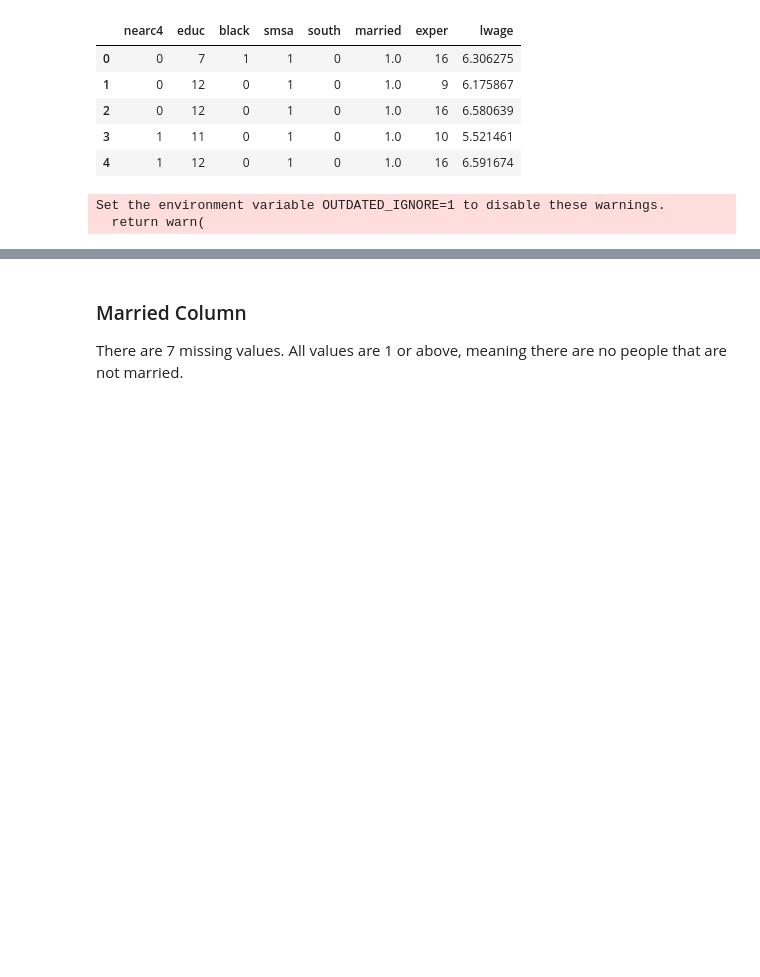
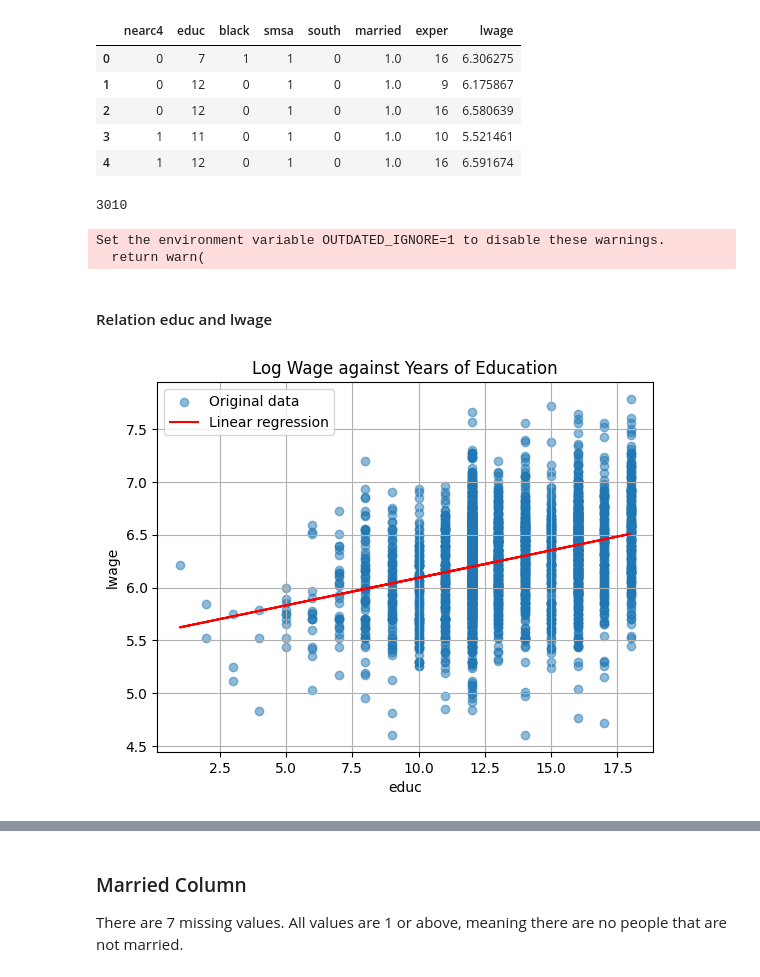
Before and after one commit to FemkeBakker/ProjectCausalDataScience, a Jupyter notebook: EDA.ipynb, the cells around one changed output, grey strips where cells are left out. Cells and saved outputs as stored; diff of their text form; code cells hidden in the pictures; blank space fills up the shorter version.

```diff
--- a/EDA.ipynb
+++ b/EDA.ipynb
@@ -2,6 +2,7 @@
 import pandas as pd
 df = pd.read_stata("data/close_college.dta")
 display(df.head())
+print(len(df))
 # %% [output]
 |  | nearc4 | educ | black | smsa | south | married | exper | lwage |
 | 0 | 0 | 7 | 1 | 1 | 0 | 1.0 | 16 | 6.306275 |
@@ -9,6 +10,7 @@ display(df.head())
 | 2 | 0 | 12 | 0 | 1 | 0 | 1.0 | 16 | 6.580639 |
 | 3 | 1 | 11 | 0 | 1 | 0 | 1.0 | 10 | 5.521461 |
 | 4 | 1 | 12 | 0 | 1 | 0 | 1.0 | 16 | 6.591674 |
+3010
 # %%
 # Import packages
 from itertools import permutations
@@ -27,3 +29,36 @@ np.random.seed(0)
 # %% [output]
 Set the environment variable OUTDATED_IGNORE=1 to disable these warnings.
   return warn(
+# %% [markdown]
+#### Relation educ and lwage
+# %%
+import numpy as np
+import matplotlib.pyplot as plt
+from sklearn.linear_model import LinearRegression
+
+# Assuming df is your DataFrame containing the lwage and educ columns
+X = df[['educ']]
+y = df['lwage']
+
+# Fit linear regression model
+model = LinearRegression()
+model.fit(X, y)
+
+# Predict y values based on the model
+y_pred = model.predict(X)
+
+# Plot original data points
+plt.scatter(df['educ'], df['lwage'], alpha=0.5, label='Original data')
+
+# Plot the regression line
+plt.plot(X, y_pred, color='red', label='Linear regression')
+
+# Set labels and title
+plt.title('Log Wage against Years of Education')
+plt.xlabel('educ')
+plt.ylabel('lwage')
+plt.legend()
+plt.grid(True)
+plt.show()
+# %% [output]
+[figure, added]
```
Also changed, not shown: parts of 1 cell of this notebook, 5 other files.
